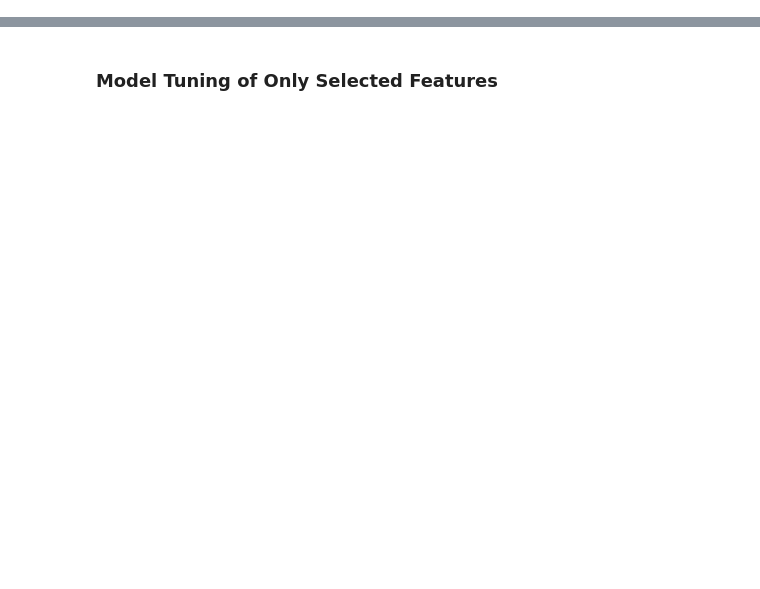
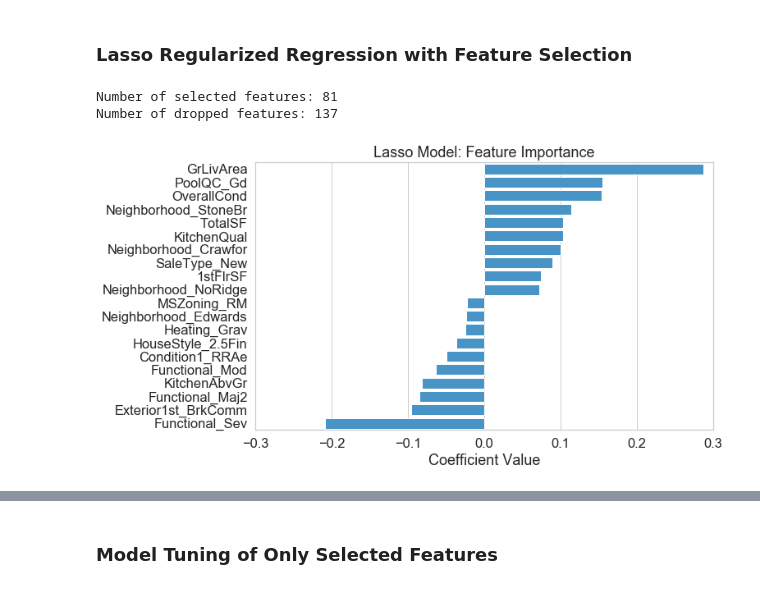
Before and after one commit to jah377/Kaggle-Machine-Learning-Housing-Project-, a Jupyter notebook: machine_learning.ipynb, the cells around one changed output, grey strips where cells are left out. Cells and saved outputs as stored; diff of their text form; code cells hidden in the pictures; blank space fills up the shorter version.

```diff
--- a/machine_learning.ipynb
+++ b/machine_learning.ipynb
@@ -65,0 +127,30 @@ from sklearn.metrics import mean_squared_error
+# %% [markdown]
+### Lasso Regularized Regression with Feature Selection
+# %%
+# Feature Selection
+lasso_allFeatures.fit(x_train, y_train)  # fit model with training data
+coefs_df = pd.DataFrame(lasso_allFeatures.coef_, index=x_train.columns, columns=["coef"]) #df of parameter coefficients
+coefs_df.sort_values(ascending=False, by="coef", inplace=True)  # sort df
+n_select = sum(coefs_df.coef != 0)  # features selected
+n_drop = sum(coefs_df.coef == 0)  # features dropped
+print('Number of selected features: {0}'.format(n_select))
+print('Number of dropped features: {0}'.format(n_drop))
+
+# Important features
+imp_feat = coefs_df.loc[coefs_df.coef != 0].index.tolist()
+
+# Plot coefficients of top 20 important features
+plt.figure(figsize=(10, 6))
+data = pd.concat([coefs_df.head(10), coefs_df.tail(10)], axis=0)
+sns.barplot(x=data.coef, y=data.index, color="#3498db")
+sns.set(style="whitegrid", font_scale=1.5)
+plt.title("Lasso Model: Feature Importance")
+plt.xlabel("Coefficient Value")
+plt.xlim(-0.3, 0.3)
+
+if save_figures:
+    plt.savefig("saved_figures/lasso_feat_importance.tiff", bbox_inches="tight")
+# %% [output]
+Number of selected features: 81
+Number of dropped features: 137
+[figure, added]
```
Also changed, not shown: parts of 62 cells of this notebook, 45 other files.
